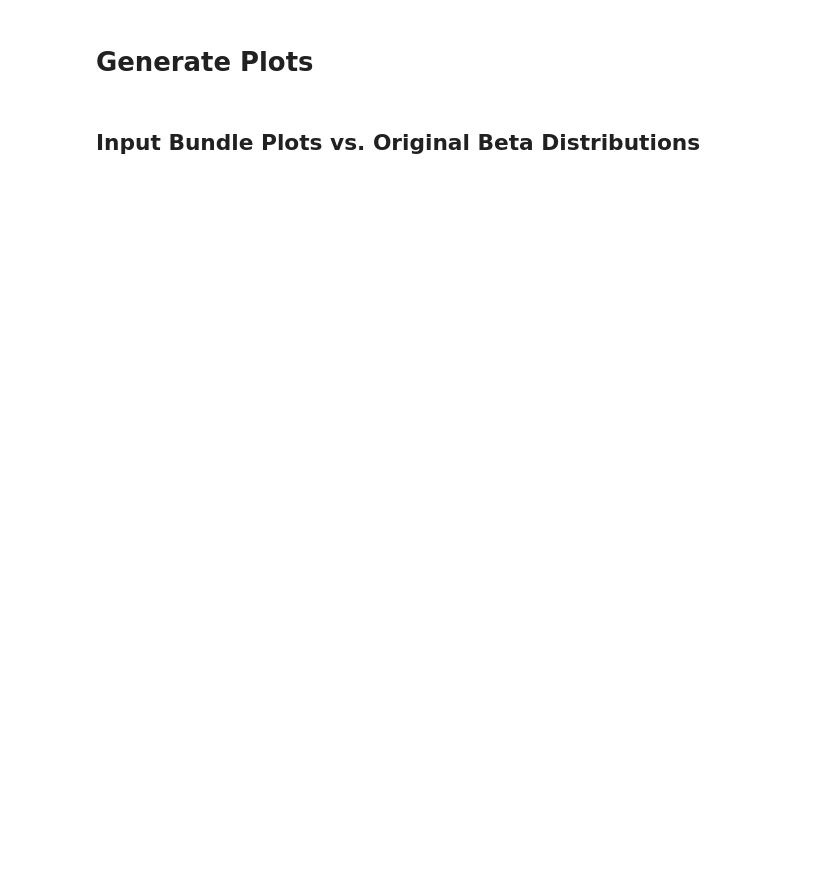
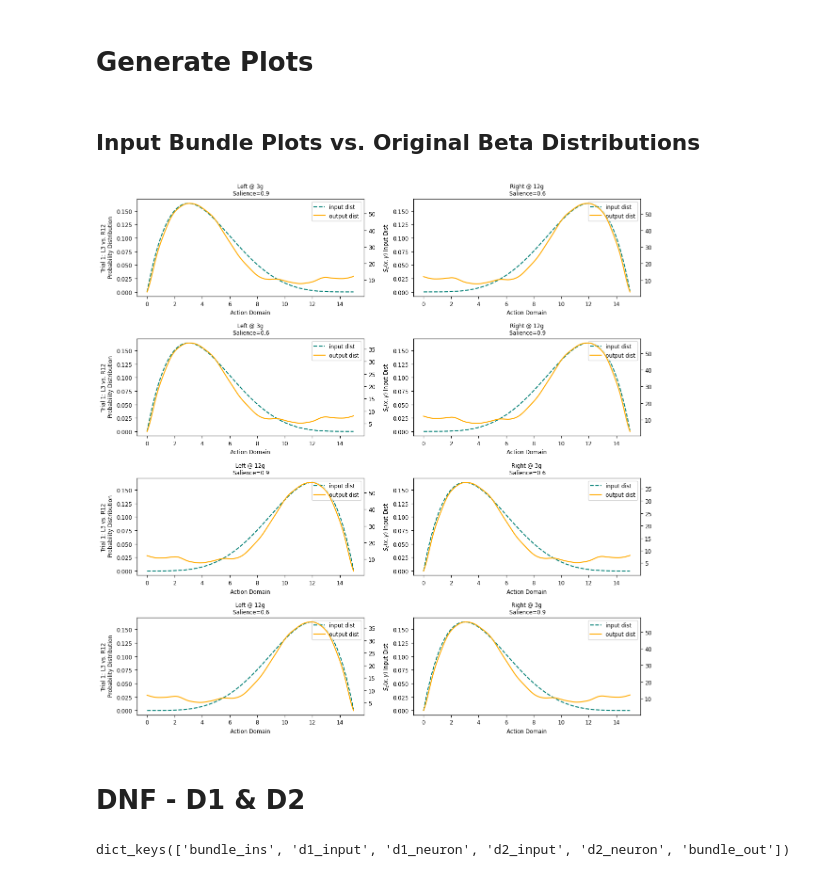
Before and after one commit to 2002sahapriya/Basal-Ganglia, a Jupyter notebook: park_task.ipynb, the cells around one changed output. Saved outputs shown, nothing was run; the diff lists cells and outputs as text; code cells hidden in the pictures; blank space fills up the shorter version.

```diff
--- a/park_task.ipynb
+++ b/park_task.ipynb
@@ -303,8 +306,8 @@ def trial(bundles, n_actions, dnf_parameters, encoders, ssp_size = 512, d1_weigh
     dopamine_level = dopamine_level
 
     # Basal Ganglia model
-    bg_model = BasalGanglia(n_actions=n_actions, dnf_parameters=dnf_params, encoders=encoders, dnf_neurons = 1500)
-    data = bg_model.simulate(input_bundles=input_bundle, dopamine_level=dopamine_level, presentation_time=1.5, duration=1.5)
+    bg_model = BasalGanglia(n_actions=n_actions, dnf_parameters=dnf_params_park, encoders=encoders, dnf_neurons = 1500)
+    data = bg_model.simulate(input_bundles=bundles, dopamine_level=dopamine_level, presentation_time=1.5, duration=1.5)
     return data
 
 
@@ -323,52 +335,60 @@ def plot_input_bundles(org_dist, bundle_dist, axes, trial_int, action_labels, sa
     for i in range(n_actions_park):
         # Primary y-axis: input distribution
         ax[i].plot(domain_force_park.squeeze(), org_dist[i], ls='--', color="#007e74", label="input dist")
-        ax[i].set_xlabel("Action Domain", fontsize="xx-large")
-        ax[i].set_ylabel("$S_c(x,y)$ Input Dist", fontsize="x-large")
-        ax[i].tick_params(axis='x', labelsize='x-large')
-        ax[i].tick_params(axis='y', labelsize='x-large')
+        ax[i].set_xlabel("Action Domain", fontsize="small")
+        ax[i].set_ylabel("$S_c(x,y)$ Input Dist", fontsize="small")
+        ax[i].tick_params(axis='x', labelsize='small')
+        ax[i].tick_params(axis='y', labelsize='small')
 
         ax2 = ax[i].twinx()
         ax2.plot(domain_force_park.squeeze(), bundle_dist[i],
                  ls='-', color="#ffaa00", label="output dist")
-        ax2.tick_params(axis='y', labelsize='x-large')
+        ax2.tick_params(axis='y', labelsize='small')
 
         # Combined legend
         h1, l1 = ax[i].get_legend_handles_labels()
         h2, l2 = ax2.get_legend_handles_labels()
-        ax[i].legend(h1 + h2, l1 + l2, loc='upper right', fontsize='x-large')
+        ax[i].legend(h1 + h2, l1 + l2, loc='upper right', fontsize='small')
 
-        ax[i].set_title(f'{action_labels[i]}\n Salience={salience_plot[i]}', fontsize='x-large')
+        ax[i].set_title(f'{action_labels[i]}\n Salience={salience_plot[i]}', fontsize='small')
     axes[trial_int, 0].set_ylabel("Trial 1: L3 vs. R12\n Probability Distribution")
 
 
 
 
 # Create a 4 x 2 grid
-fig, axes = plt.subplots(4, 2, figsize=(20, 20))
+fig, axes = plt.subplots(4, 2, figsize=(12, 12))
 
 # Trail 1
 bin_l3_dist1 = np.einsum('d,nd->n', run_trial1['bundle_ins'][0][-1], domain_phis_park)
 bin_r12_dist1 = np.einsum('d,nd->n', run_trial1['bundle_ins'][1][-1], domain_phis_park)
 
 # Trial 2
 bin_l3_dist2 = np.einsum('d,nd->n', run_trial2['bundle_ins'][0][-1], domain_phis_park)
 bin_r12_dist2 = np.einsum('d,nd->n', run_trial2['bundle_ins'][1][-1], domain_phis_park)
 
 # Trial 3
 bin_l12_dist3 = np.einsum('d,nd->n', run_trial3['bundle_ins'][0][-1], domain_phis_park)
 bin_r3_dist3 = np.einsum('d,nd->n', run_trial3['bundle_ins'][1][-1], domain_phis_park)
 
 # Trial 4
 bin_l12_dist4 = np.einsum('d,nd->n', run_trial4['bundle_ins'][0][-1], domain_phis_park)
 bin_r3_dist4 = np.einsum('d,nd->n', run_trial4['bundle_ins'][1][-1], domain_phis_park)
 
-if n_actions == 1:
+if n_actions_park == 1:
     axes = [axes]
 
 plot_input_bundles([l3, r12], [bin_l3_dist1, bin_r12_dist2], axes, trial_int = 0, action_labels=['Left @ 3g', 'Right @ 12g'], salience_plot=salience_t1)
 plot_input_bundles([l3, r12], [bin_l3_dist2, bin_r12_dist2], axes, trial_int = 1, action_labels=['Left @ 3g', 'Right @ 12g'], salience_plot=salience_t2)
 plot_input_bundles([l12, r3], [bin_l12_dist3, bin_r3_dist3], axes, trial_int = 2, action_labels=['Left @ 12g', 'Right @ 3g'], salience_plot=salience_t3)
 plot_input_bundles([l12, r3], [bin_l12_dist4, bin_r3_dist4], axes, trial_int = 3, action_labels=['Left @ 12g', 'Right @ 3g'], salience_plot=salience_t4)
 plt.tight_layout()
 plt.show()
+# %% [output]
+[figure, added]
+# %% [markdown]
+# DNF - D1 & D2
+# %%
+run_trial1.keys()
+# %% [output]
+dict_keys(['bundle_ins', 'd1_input', 'd1_neuron', 'd2_input', 'd2_neuron', 'bundle_out'])
```
Also changed, not shown: parts of 4 cells of this notebook, 5 other files.
